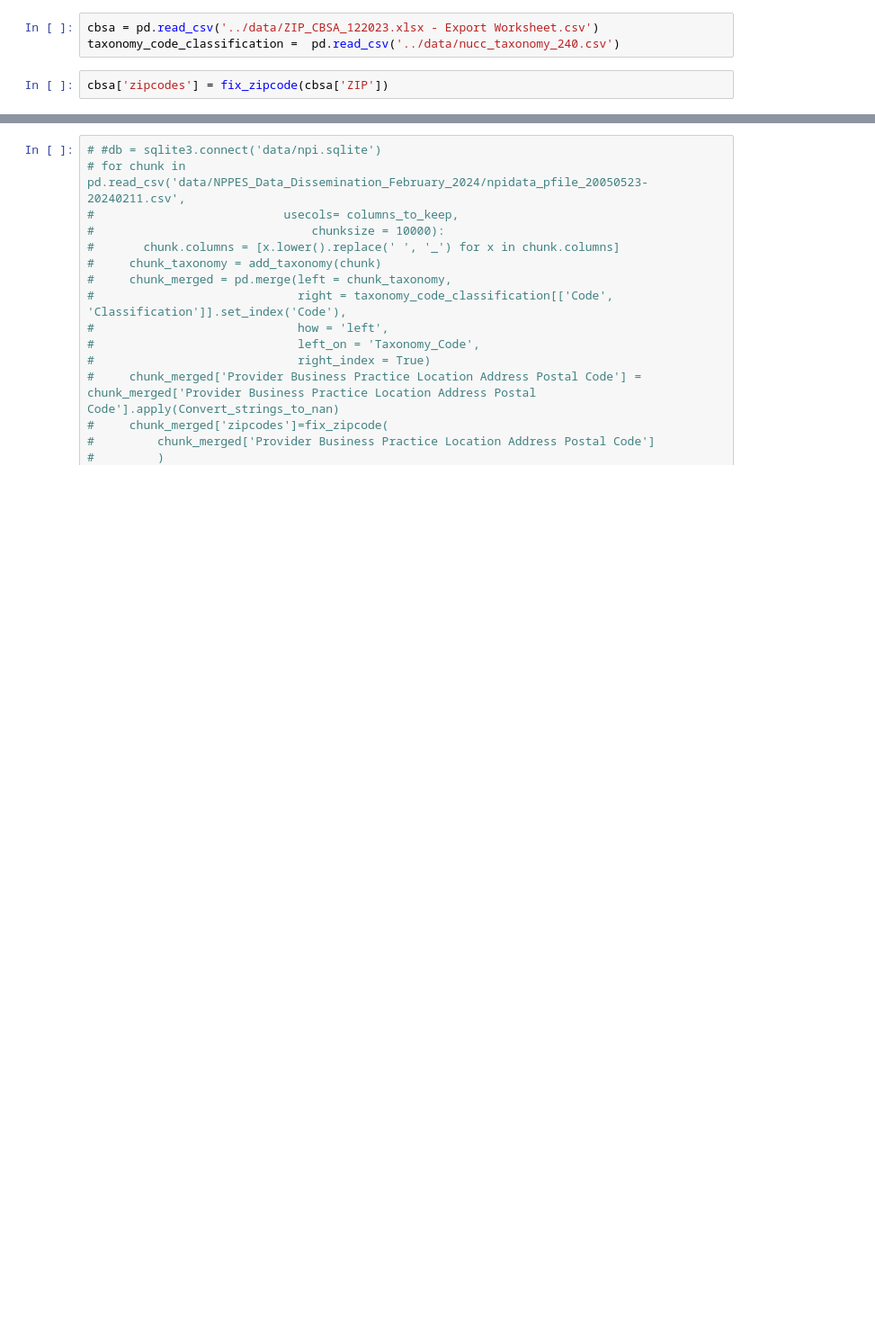
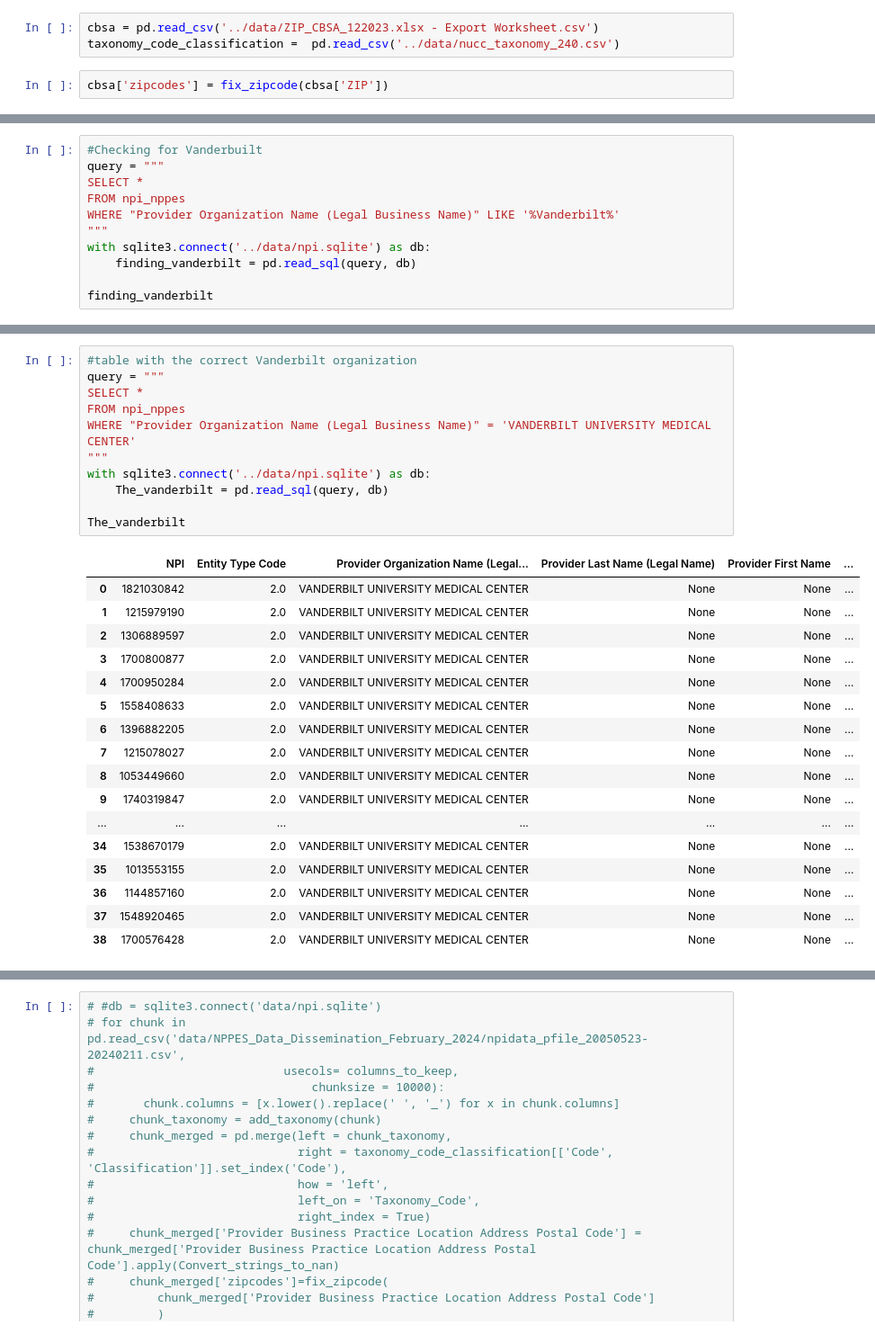
Before and after one commit to KagonDeans/hop-team, a Jupyter notebook: notebook/kd_hop_cleaning_1.ipynb, the cells around one changed output, grey strips where cells are left out. Shown: that part at 90% size. Drawn from its saved outputs; the diff is of its cells as text; blank space fills up the shorter version.

```diff
--- a/notebook/kd_hop_cleaning_1.ipynb
+++ b/notebook/kd_hop_cleaning_1.ipynb
@@ -149,0 +130,11 @@ nppes.head()
+# %%
+#Checking for Vanderbuilt
+query = """
+SELECT *
+FROM npi_nppes
+WHERE "Provider Organization Name (Legal Business Name)" LIKE '%Vanderbilt%'
+"""
+with sqlite3.connect('../data/npi.sqlite') as db:
+    finding_vanderbilt = pd.read_sql(query, db)
+
+finding_vanderbilt
@@ -149,0 +155,29 @@ nppes.head()
+# %%
+#table with the correct Vanderbilt organization
+query = """
+SELECT *
+FROM npi_nppes
+WHERE "Provider Organization Name (Legal Business Name)" = 'VANDERBILT UNIVERSITY MEDICAL CENTER'
+"""
+with sqlite3.connect('../data/npi.sqlite') as db:
+    The_vanderbilt = pd.read_sql(query, db)
+
+The_vanderbilt
+# %% [output]
+|  | NPI | Entity Type Code | Provider Organization Name (Legal... | Provider Last Name (Legal Name) | Provider First Name | ... |
+| 0 | 1821030842 | 2.0 | VANDERBILT UNIVERSITY MEDICAL CENTER | None | None | ... |
+| 1 | 1215979190 | 2.0 | VANDERBILT UNIVERSITY MEDICAL CENTER | None | None | ... |
+| 2 | 1306889597 | 2.0 | VANDERBILT UNIVERSITY MEDICAL CENTER | None | None | ... |
+| 3 | 1700800877 | 2.0 | VANDERBILT UNIVERSITY MEDICAL CENTER | None | None | ... |
+| 4 | 1700950284 | 2.0 | VANDERBILT UNIVERSITY MEDICAL CENTER | None | None | ... |
+| 5 | 1558408633 | 2.0 | VANDERBILT UNIVERSITY MEDICAL CENTER | None | None | ... |
+| 6 | 1396882205 | 2.0 | VANDERBILT UNIVERSITY MEDICAL CENTER | None | None | ... |
+| 7 | 1215078027 | 2.0 | VANDERBILT UNIVERSITY MEDICAL CENTER | None | None | ... |
+| 8 | 1053449660 | 2.0 | VANDERBILT UNIVERSITY MEDICAL CENTER | None | None | ... |
+| 9 | 1740319847 | 2.0 | VANDERBILT UNIVERSITY MEDICAL CENTER | None | None | ... |
+| ... | ... | ... | ... | ... | ... | ... |
+| 34 | 1538670179 | 2.0 | VANDERBILT UNIVERSITY MEDICAL CENTER | None | None | ... |
+| 35 | 1013553155 | 2.0 | VANDERBILT UNIVERSITY MEDICAL CENTER | None | None | ... |
+| 36 | 1144857160 | 2.0 | VANDERBILT UNIVERSITY MEDICAL CENTER | None | None | ... |
+| 37 | 1548920465 | 2.0 | VANDERBILT UNIVERSITY MEDICAL CENTER | None | None | ... |
+| 38 | 1700576428 | 2.0 | VANDERBILT UNIVERSITY MEDICAL CENTER | None | None | ... |
```
Also changed, not shown: parts of 10 cells of this notebook.
